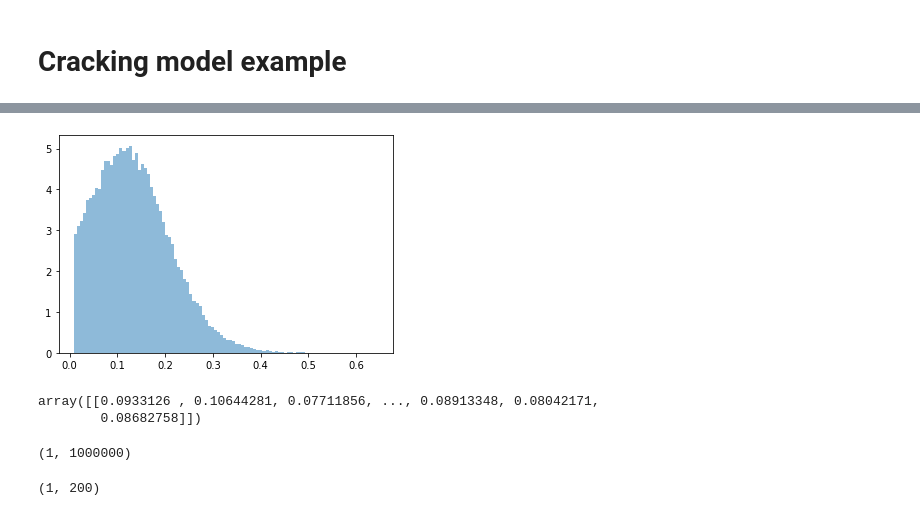
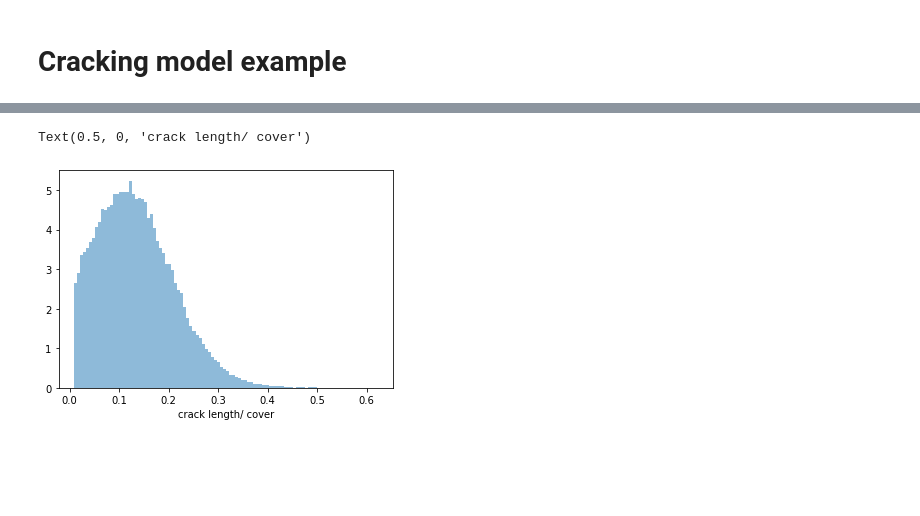
Before and after one commit to ganglix/rational-rc, a Jupyter notebook: modules/cracking_example.ipynb, the cells around one changed output, grey strips where cells are left out. Drawn from its saved outputs; the diff is of its cells as text; code cells hidden in the pictures; blank space fills up the shorter version.

Commit message:
cracking_example finish

```diff
--- a/modules/cracking_example.ipynb
+++ b/modules/cracking_example.ipynb
@@ -40,6 +38,9 @@ Wall time: 494 ms
 # %%
-M.postproc()
-print(M.crack_visible_rate_count)
-print(M.R_c - M.pars.r0_bar) #/ M.pars.cover
-print(M.pars.cover)
+# run model in stochastic mode
+model_crack.run(stochastic=True)
+model_crack.postproc()
+
+print(model_crack.crack_visible_rate_count)
+print(model_crack.R_c - model_crack.pars.r0_bar) #/ M.pars.cover
+print(model_crack.pars.cover)
 # %% [output]
@@ -62,17 +56,3 @@ plt.hist(M.crack_condition)
  array([0. , 0.1, 0.2, 0.3, 0.4, 0.5, 0.6, 0.7, 0.8, 0.9, 1. ]),
  <a list of 10 Patch objects>)
 [figure]
-# %%
-Hist_custom(M.crack_length_over_cover[M.crack_length_over_cover != 0])
-# %% [output]
-[figure, removed]
-# %%
-M.crack_length_over_cover
-# %% [output]
-array([[0.0933126 , 0.10644281, 0.07711856, ..., 0.08913348, 0.08042171,
-        0.08682758]])
-# %%
-s=1000000
-np.full((1, s), np.linspace(1, 2, s)).shape
-# %% [output]
-(1, 1000000)
@@ -83,4 +59,7 @@ def f(number_of_points=200):
-# %%
-f().shape
-# %% [output]
-(1, 200)
+# %%
+# histgram of the relative crack length though the cover
+hf.Hist_custom(model_crack.crack_length_over_cover[model_crack.crack_length_over_cover != 0]) # eliminate the uncracked case
+plt.xlabel('crack length/ cover')
+# %% [output]
+Text(0.5, 0, 'crack length/ cover')
+[figure, added]
```
Also changed, not shown: parts of 6 cells of this notebook.
